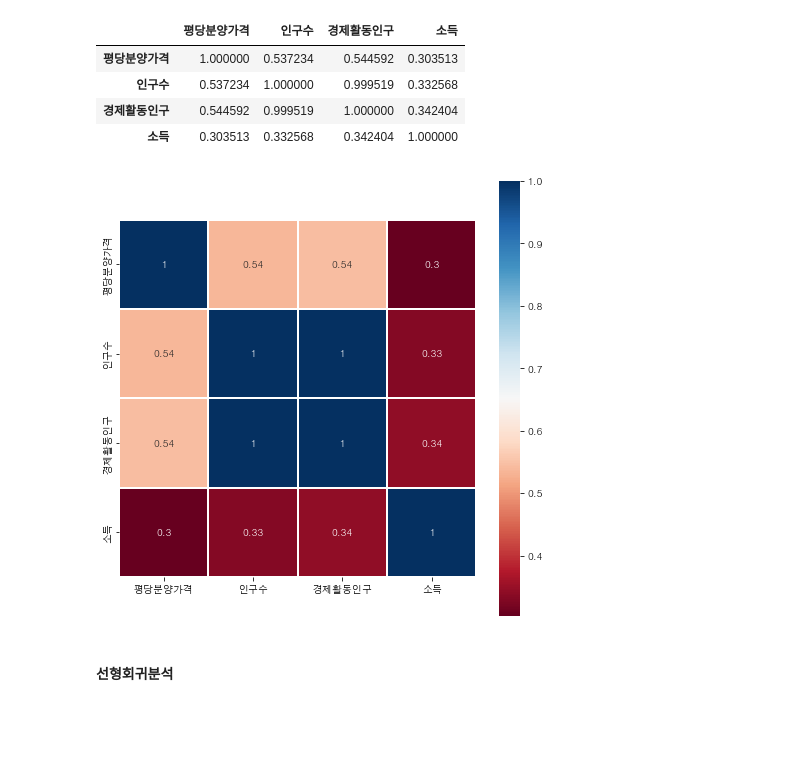
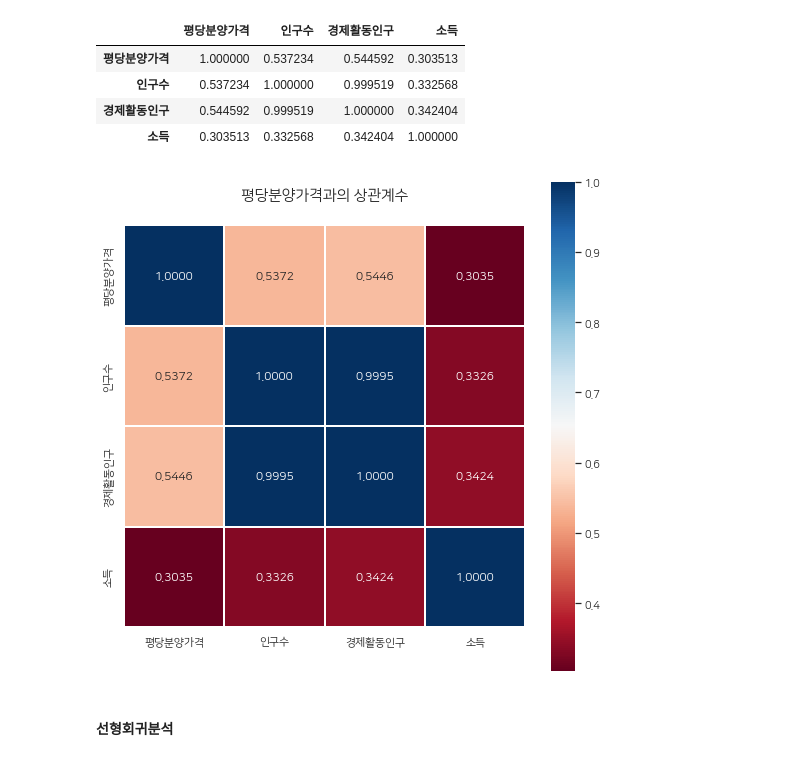
Before and after one commit to winwin-jang-gu/APT_price, a Jupyter notebook: project/apt_visual.ipynb, the cells around one changed output. Saved outputs shown, nothing was run; the diff lists cells and outputs as text; code cells hidden in the pictures; blank space fills up the shorter version.

```diff
--- a/project/apt_visual.ipynb
+++ b/project/apt_visual.ipynb
@@ -8,9 +10,9 @@ import seaborn as sns
 import matplotlib.pyplot as plt
 from matplotlib import font_manager,rc
-# %%
-# 한글 폰트 설정
-font_path = "C:/Windows/Fonts/H2GTRM.TTF"
-font = font_manager.FontProperties(fname=font_path).get_name()
-plt.rcParams['axes.unicode_minus'] = False
-rc('font',family=font)
+# %%
+# 한글 폰트 설정
+plt.rc('font', family='NanumSqaure')
+plt.rc('font', size=15)
+mpl.rcParams['axes.unicode_minus'] = False
+sns.set(font='NanumSquare', rc={'axes.unicode_minus':False}, style='darkgrid')
 # %%
@@ -218,12 +221,13 @@ data_corr
 # %%
 heatmap_data = data[['평당분양가격', '인구수', '경제활동인구', '소득']]
 color_map = plt.cm.RdBu
 
-plt.figure(figsize=(8, 8))
-sns.heatmap(data=heatmap_data.corr(), linewidths=0.1, square=True, cmap=color_map, annot=True)
+plt.figure(figsize=(9, 9))
+plt.title('평당분양가격과의 상관계수', y = 1.05, size = 15)
+sns.heatmap(data=heatmap_data.corr(), linewidths=0.1, square=True, fmt='.4f', cmap=color_map, annot=True)
 plt.show()
 # %% [output]
-[figure, old version]
+[figure, new version]
 # %% [markdown]
 #### 선형회귀분석
 # %%
```
Also changed, not shown: parts of 22 cells of this notebook.
